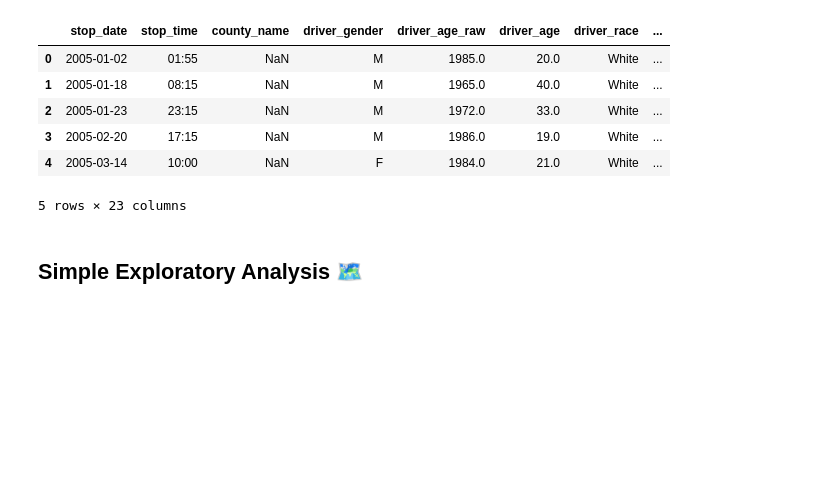
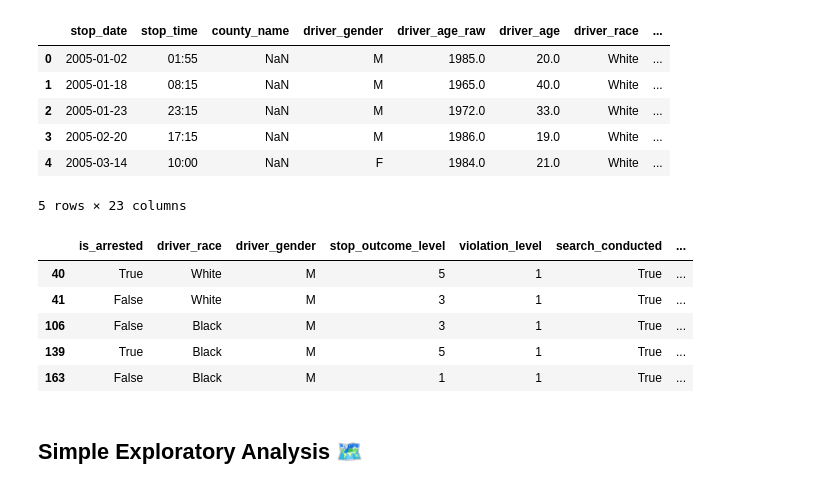
Before and after one commit to GUILN/masters-data-science, a Jupyter notebook: notebooks/trabalho_data_science.ipynb, the cells around one changed output. Drawn from its saved outputs; the diff is of its cells as text; code cells hidden in the pictures; blank space fills up the shorter version.

Commit message:
criado features derivadas do search_type

```diff
--- a/notebooks/trabalho_data_science.ipynb
+++ b/notebooks/trabalho_data_science.ipynb
@@ -69,7 +93,10 @@ Incident to Arrest,Protective Frisk,Reasonable Suspicion        1
 Probable Cause,Protective Frisk,Reasonable Suspicion            1
 Name: count, dtype: int64
 # %%
-df.search_type.dropna().apply(lambda x: x.split(",")).explode().value_counts()
+display(df.search_type.dropna().apply(lambda x: x.split(",")).explode().value_counts())
+
+all_search_types = df.search_type.dropna().apply(lambda x: x.split(",")).explode().unique().tolist()
+all_search_types.remove("none")
 # %% [output]
 search_type
 none                    88545
@@ -210,6 +246,37 @@ featured_df.head()
 | 3 | 2005-02-20 | 17:15 | NaN | M | 1986.0 | 19.0 | White | ... |
 | 4 | 2005-03-14 | 10:00 | NaN | F | 1984.0 | 21.0 | White | ... |
 5 rows × 23 columns
+# %%
+search_type_features = [
+    "is_arrested",
+    "driver_race",
+    "driver_gender",
+    "stop_outcome_level",
+    "violation_level",
+    "search_conducted",
+    "search_type",
+    "drugs_related_stop",
+    "driver_age_bins",
+    "is_black_or_hispanic",
+]
+search_type_df = featured_df.copy()
+search_type_df = search_type_df[search_type_features]
+
+"""
+Criação de atributos no estilo 'one-hot encoder' para a feature `search_type`
+"""
+for s_type in all_search_types:
+    col_name = s_type.replace(" ", "_").lower()
+    search_type_df[col_name] = search_type_df.search_type.str.contains(s_type).astype(int)
+
+search_type_df.head()
+# %% [output]
+|  | is_arrested | driver_race | driver_gender | stop_outcome_level | violation_level | search_conducted | ... |
+| 40 | True | White | M | 5 | 1 | True | ... |
+| 41 | False | White | M | 3 | 1 | True | ... |
+| 106 | False | Black | M | 3 | 1 | True | ... |
+| 139 | True | Black | M | 5 | 1 | True | ... |
+| 163 | False | Black | M | 1 | 1 | True | ... |
 # %% [markdown]
 ## Simple Exploratory Analysis 🗺️
 # %% [markdown]
```
Also changed, not shown: parts of 14 cells of this notebook.
